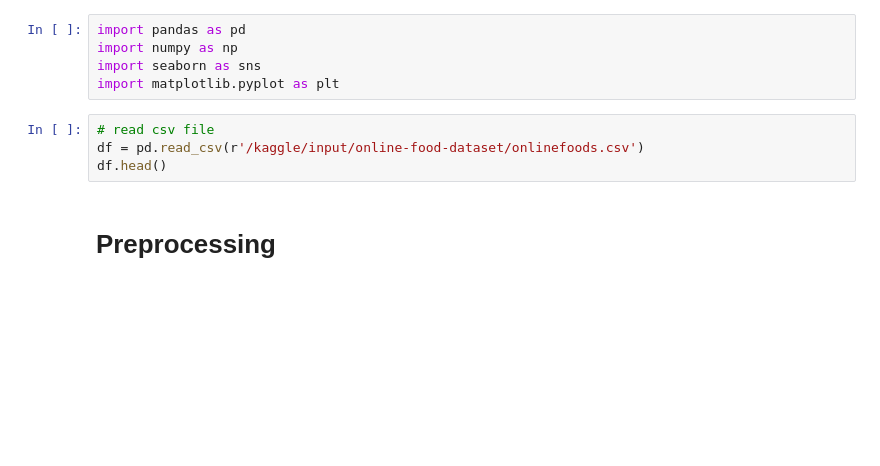
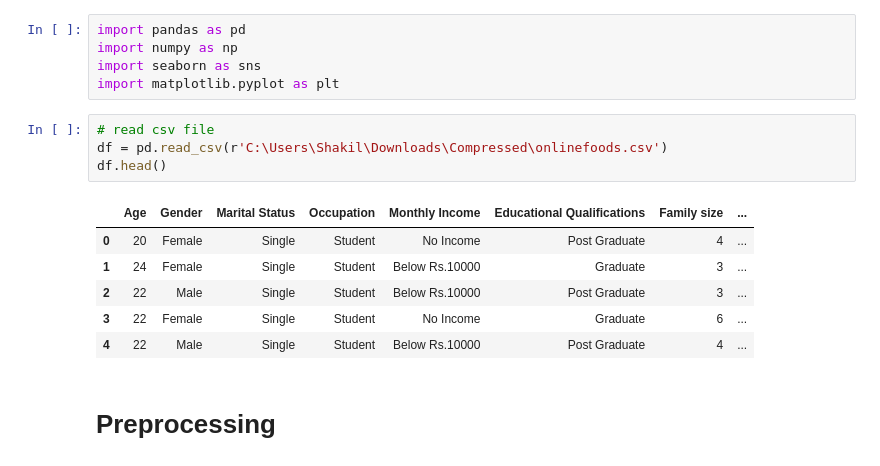
Before and after one commit to ShakilM26/Machine-Learning-Projects, a Jupyter notebook: online food order/online_food_order_predictions.ipynb, the cells around one changed output. Cells and saved outputs as stored; diff of their text form; blank space fills up the shorter version.

```diff
--- a/online food order/online_food_order_predictions.ipynb
+++ b/online food order/online_food_order_predictions.ipynb
@@ -5,7 +5,14 @@ import seaborn as sns
 import matplotlib.pyplot as plt
 # %%
 # read csv file
-df = pd.read_csv(r'/kaggle/input/online-food-dataset/onlinefoods.csv')
+df = pd.read_csv(r'C:\Users\Shakil\Downloads\Compressed\onlinefoods.csv')
 df.head()
+# %% [output]
+|  | Age | Gender | Marital Status | Occupation | Monthly Income | Educational Qualifications | Family size | ... |
+| 0 | 20 | Female | Single | Student | No Income | Post Graduate | 4 | ... |
+| 1 | 24 | Female | Single | Student | Below Rs.10000 | Graduate | 3 | ... |
+| 2 | 22 | Male | Single | Student | Below Rs.10000 | Post Graduate | 3 | ... |
+| 3 | 22 | Female | Single | Student | No Income | Graduate | 6 | ... |
+| 4 | 22 | Male | Single | Student | Below Rs.10000 | Post Graduate | 4 | ... |
 # %% [markdown]
 # Preprocessing
```
Also changed, not shown: parts of 22 cells of this notebook.
